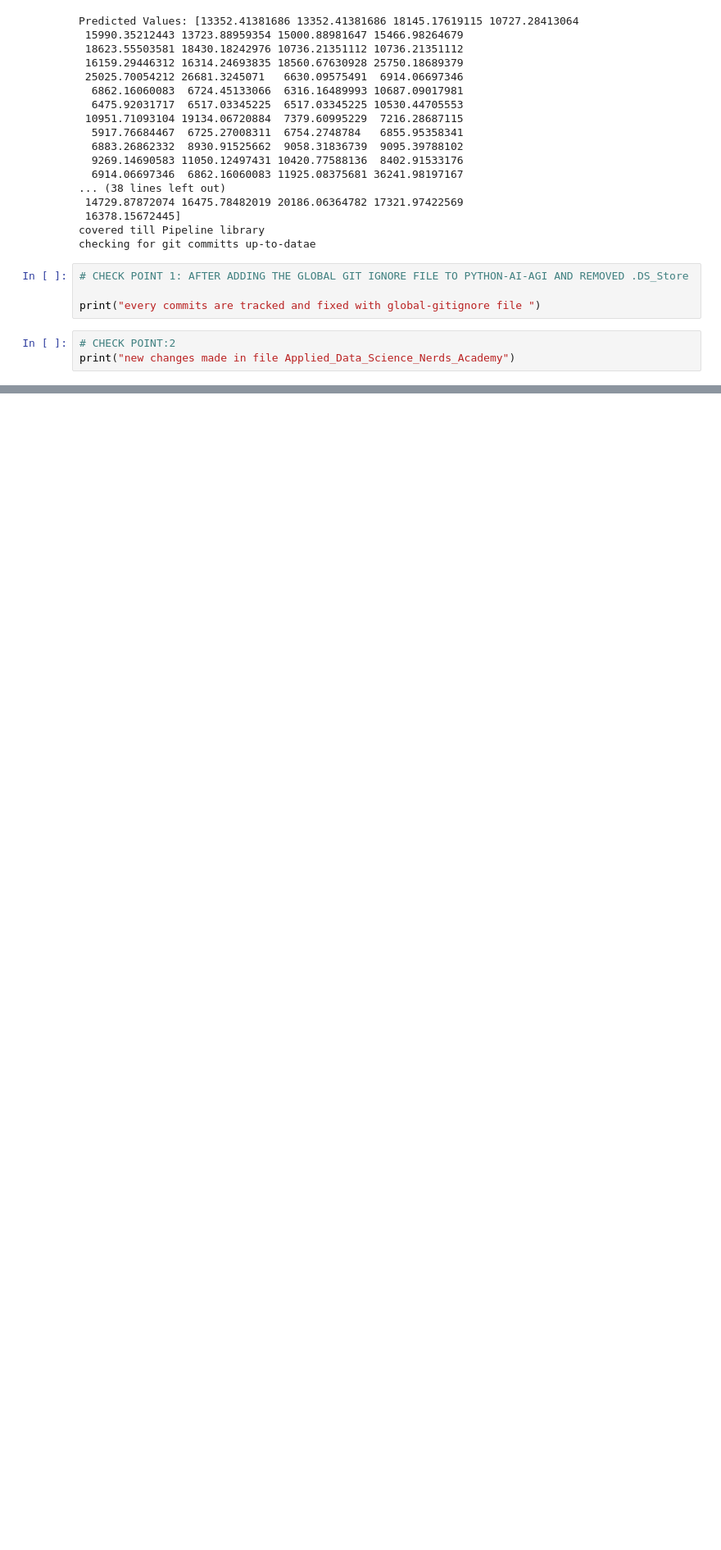
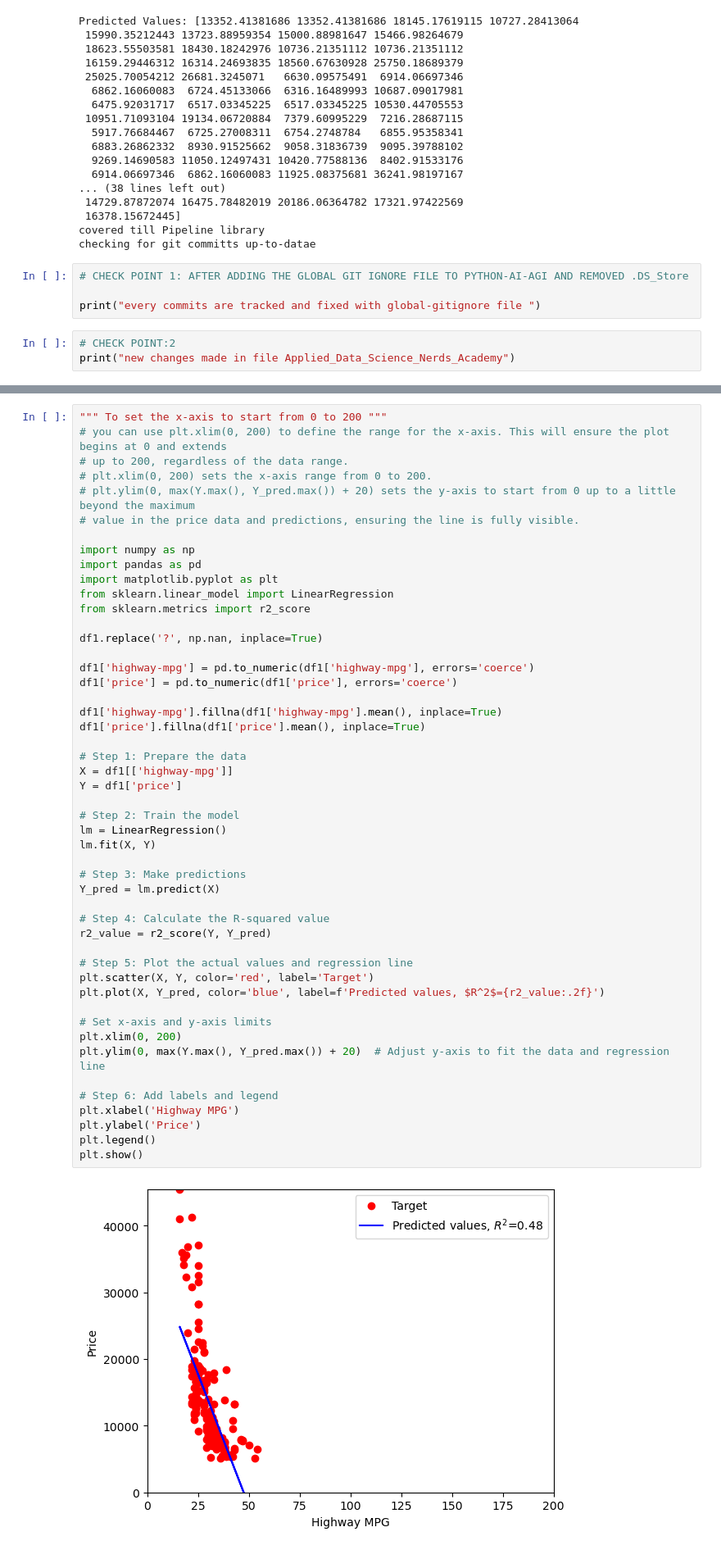
Before and after one commit to JohnN9323/Python-AI-AGI, a Jupyter notebook: Data_Science/AIandDataScience_learnings/Applied_Data_Science_Nerds_Academy.ipynb, the cells around one changed output, grey strips where cells are left out. Shown at 82% size. Saved outputs shown, nothing was run; the diff lists cells and outputs as text; blank space fills up the shorter version.

```diff
--- a/Data_Science/AIandDataScience_learnings/Applied_Data_Science_Nerds_Academy.ipynb
+++ b/Data_Science/AIandDataScience_learnings/Applied_Data_Science_Nerds_Academy.ipynb
@@ -3210,0 +3482,51 @@ print("new changes made in file Applied_Data_Science_Nerds_Academy")
+# %%
+""" To set the x-axis to start from 0 to 200 """
+# you can use plt.xlim(0, 200) to define the range for the x-axis. This will ensure the plot begins at 0 and extends
+# up to 200, regardless of the data range.
+# plt.xlim(0, 200) sets the x-axis range from 0 to 200.
+# plt.ylim(0, max(Y.max(), Y_pred.max()) + 20) sets the y-axis to start from 0 up to a little beyond the maximum
+# value in the price data and predictions, ensuring the line is fully visible.
+
+import numpy as np
+import pandas as pd
+import matplotlib.pyplot as plt
+from sklearn.linear_model import LinearRegression
+from sklearn.metrics import r2_score
+
+df1.replace('?', np.nan, inplace=True)
+
+df1['highway-mpg'] = pd.to_numeric(df1['highway-mpg'], errors='coerce')
+df1['price'] = pd.to_numeric(df1['price'], errors='coerce')
+
+df1['highway-mpg'].fillna(df1['highway-mpg'].mean(), inplace=True)
+df1['price'].fillna(df1['price'].mean(), inplace=True)
+
+# Step 1: Prepare the data
+X = df1[['highway-mpg']]
+Y = df1['price']
+
+# Step 2: Train the model
+lm = LinearRegression()
+lm.fit(X, Y)
+
+# Step 3: Make predictions
+Y_pred = lm.predict(X)
+
+# Step 4: Calculate the R-squared value
+r2_value = r2_score(Y, Y_pred)
+
+# Step 5: Plot the actual values and regression line
+plt.scatter(X, Y, color='red', label='Target')
+plt.plot(X, Y_pred, color='blue', label=f'Predicted values, $R^2$={r2_value:.2f}')
+
+# Set x-axis and y-axis limits
+plt.xlim(0, 200)
+plt.ylim(0, max(Y.max(), Y_pred.max()) + 20)  # Adjust y-axis to fit the data and regression line
+
+# Step 6: Add labels and legend
+plt.xlabel('Highway MPG')
+plt.ylabel('Price')
+plt.legend()
+plt.show()
+# %% [output]
+[figure, added]
```
Also changed, not shown: parts of 46 cells of this notebook, 13 other files.
